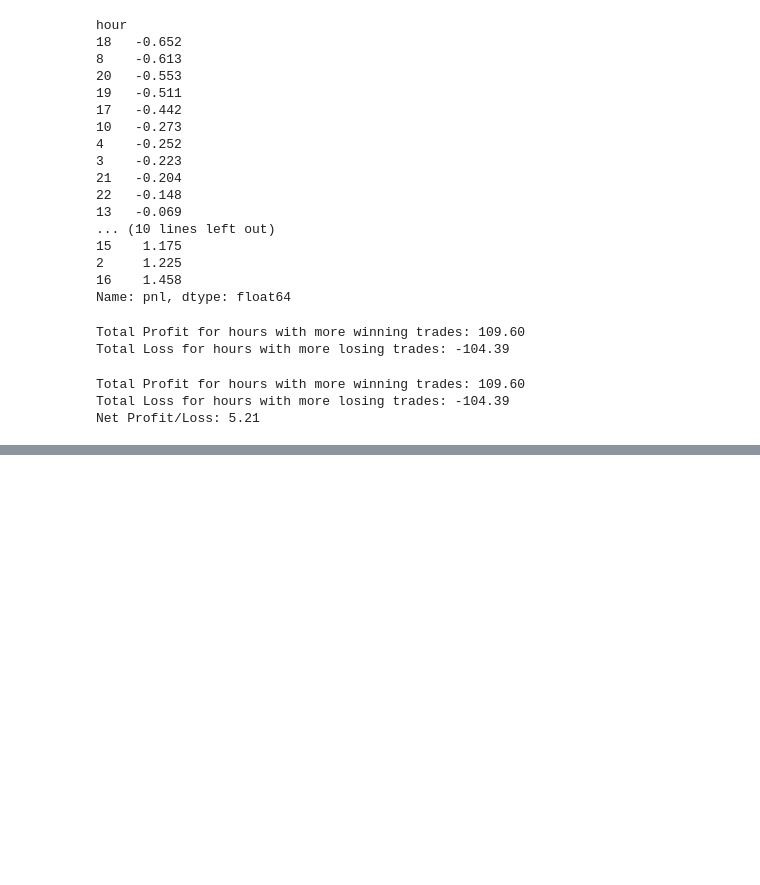
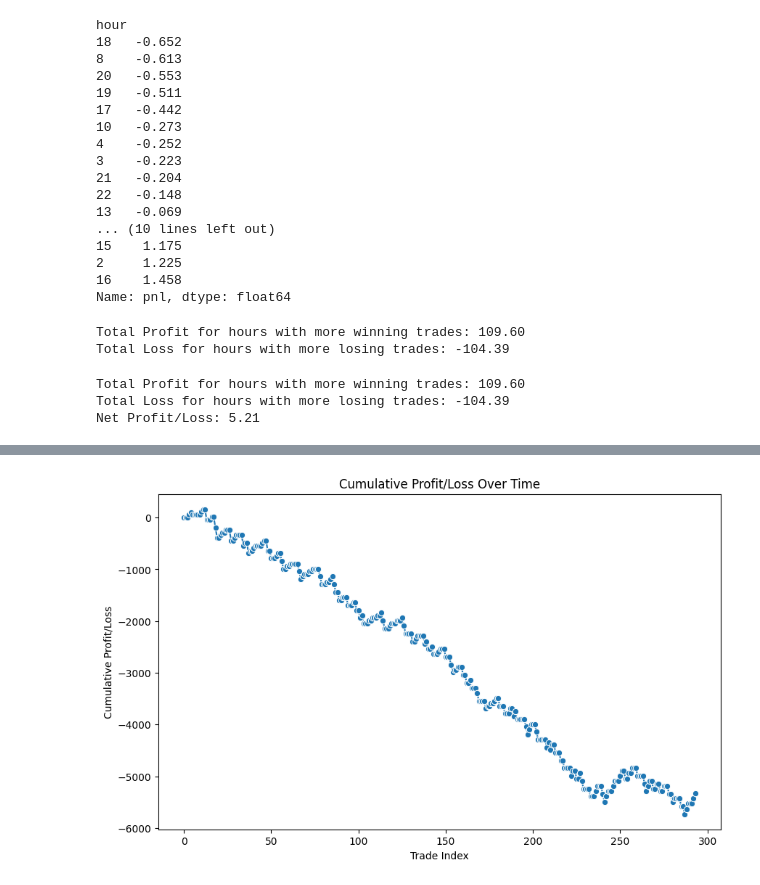
Before and after one commit to godwins3/PAfTA, a Jupyter notebook: notebooks/NexoAnalytics.ipynb, the cells around one changed output, grey strips where cells are left out. Cells and saved outputs as stored; diff of their text form; code cells hidden in the pictures; blank space fills up the shorter version.

```diff
--- a/notebooks/NexoAnalytics.ipynb
+++ b/notebooks/NexoAnalytics.ipynb
@@ -1075,0 +1207,10 @@ Net Profit/Loss: 5.21
+# %%
+df['Cumulative_Profit_Loss'] = df['profit'].cumsum()
+plt.figure(figsize=(10, 6))
+sns.lineplot(x=df.index, y='Cumulative_Profit_Loss', data=df, marker='o')
+plt.title('Cumulative Profit/Loss Over Time')
+plt.xlabel('Trade Index')
+plt.ylabel('Cumulative Profit/Loss')
+plt.show()
+# %% [output]
+[figure, added]
```
Also changed, not shown: parts of 65 cells of this notebook, 1 other file.
